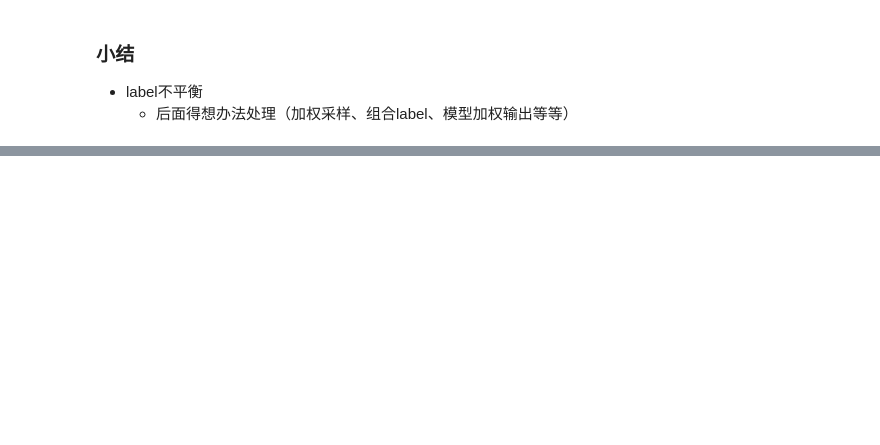
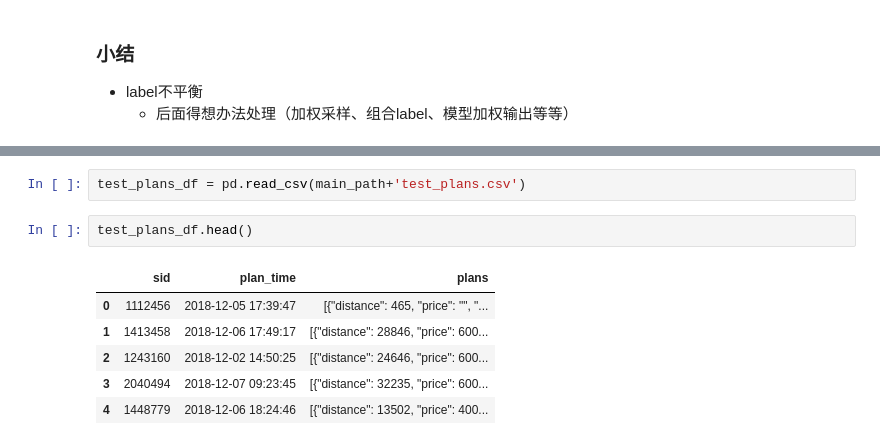
Before and after one commit to AlanConstantine/KDD-Cup-2019-CAMMTR, a Jupyter notebook: Code/ExploratoryDataAnalysis.ipynb, the cells around one changed output, grey strips where cells are left out. Drawn from its saved outputs; the diff is of its cells as text; blank space fills up the shorter version.

```diff
--- a/Code/ExploratoryDataAnalysis.ipynb
+++ b/Code/ExploratoryDataAnalysis.ipynb
@@ -215,0 +280,11 @@ g = sns.barplot(x='Mode', y='Frequency', data=mode_df, ax=ax)
+# %%
+test_plans_df = pd.read_csv(main_path+'test_plans.csv')
+# %%
+test_plans_df.head()
+# %% [output]
+|  | sid | plan_time | plans |
+| 0 | 1112456 | 2018-12-05 17:39:47 | [{"distance": 465, "price": "", "... |
+| 1 | 1413458 | 2018-12-06 17:49:17 | [{"distance": 28846, "price": 600... |
+| 2 | 1243160 | 2018-12-02 14:50:25 | [{"distance": 24646, "price": 600... |
+| 3 | 2040494 | 2018-12-07 09:23:45 | [{"distance": 32235, "price": 600... |
+| 4 | 1448779 | 2018-12-06 18:24:46 | [{"distance": 13502, "price": 400... |
```
Also changed, not shown: parts of 26 cells of this notebook.
